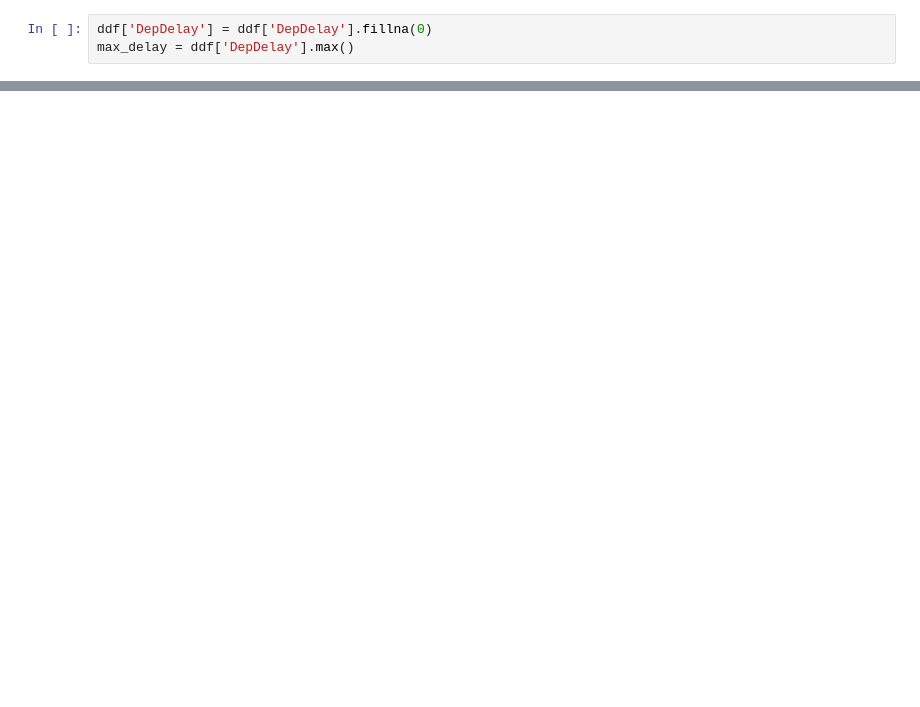
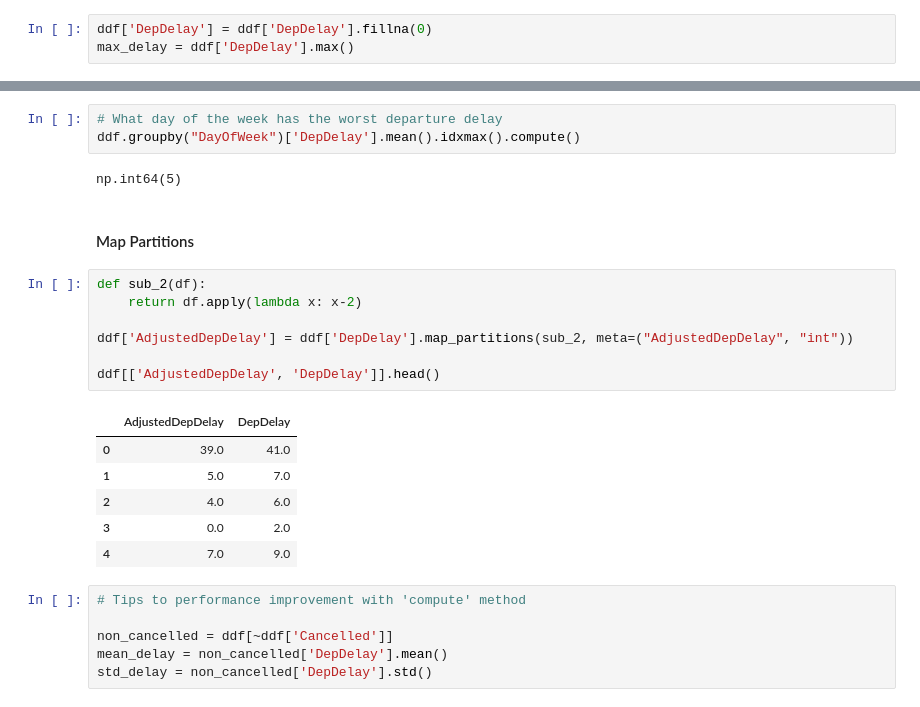
Before and after one commit to ranjithnrjk/Dask_library_tutorial, a Jupyter notebook: dask_dataframe.ipynb, the cells around one changed output, grey strips where cells are left out. Cells and saved outputs as stored; diff of their text form; blank space fills up the shorter version.

```diff
--- a/dask_dataframe.ipynb
+++ b/dask_dataframe.ipynb
@@ -125,0 +166,27 @@ np.float64(1435.0)
+# %%
+# What day of the week has the worst departure delay
+ddf.groupby("DayOfWeek")['DepDelay'].mean().idxmax().compute()
+# %% [output]
+np.int64(5)
+# %% [markdown]
+<h4>Map Partitions</h4>
+# %%
+def sub_2(df):
+    return df.apply(lambda x: x-2)
+
+ddf['AdjustedDepDelay'] = ddf['DepDelay'].map_partitions(sub_2, meta=("AdjustedDepDelay", "int"))
+
+ddf[['AdjustedDepDelay', 'DepDelay']].head()
+# %% [output]
+|  | AdjustedDepDelay | DepDelay |
+| 0 | 39.0 | 41.0 |
+| 1 | 5.0 | 7.0 |
+| 2 | 4.0 | 6.0 |
+| 3 | 0.0 | 2.0 |
+| 4 | 7.0 | 9.0 |
+# %%
+# Tips to performance improvement with 'compute' method
+
+non_cancelled = ddf[~ddf['Cancelled']]
+mean_delay = non_cancelled['DepDelay'].mean()
+std_delay = non_cancelled['DepDelay'].std()
```
Also changed, not shown: parts of 22 cells of this notebook, 2 other files.
